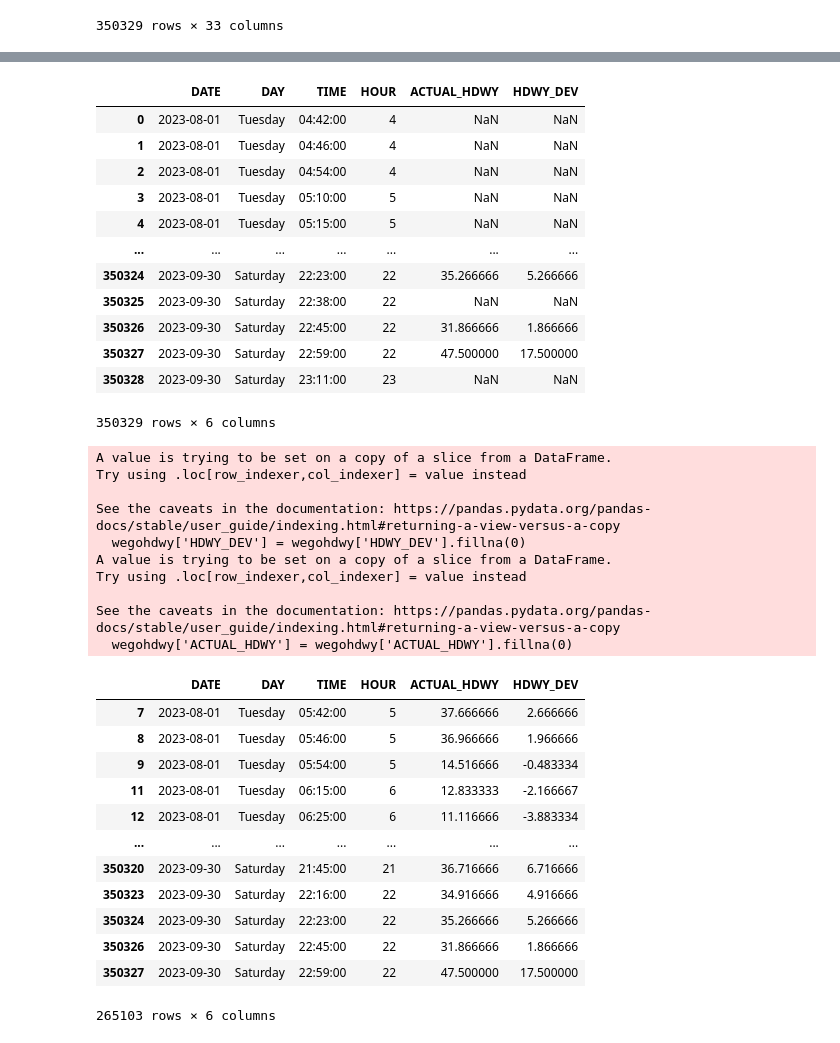
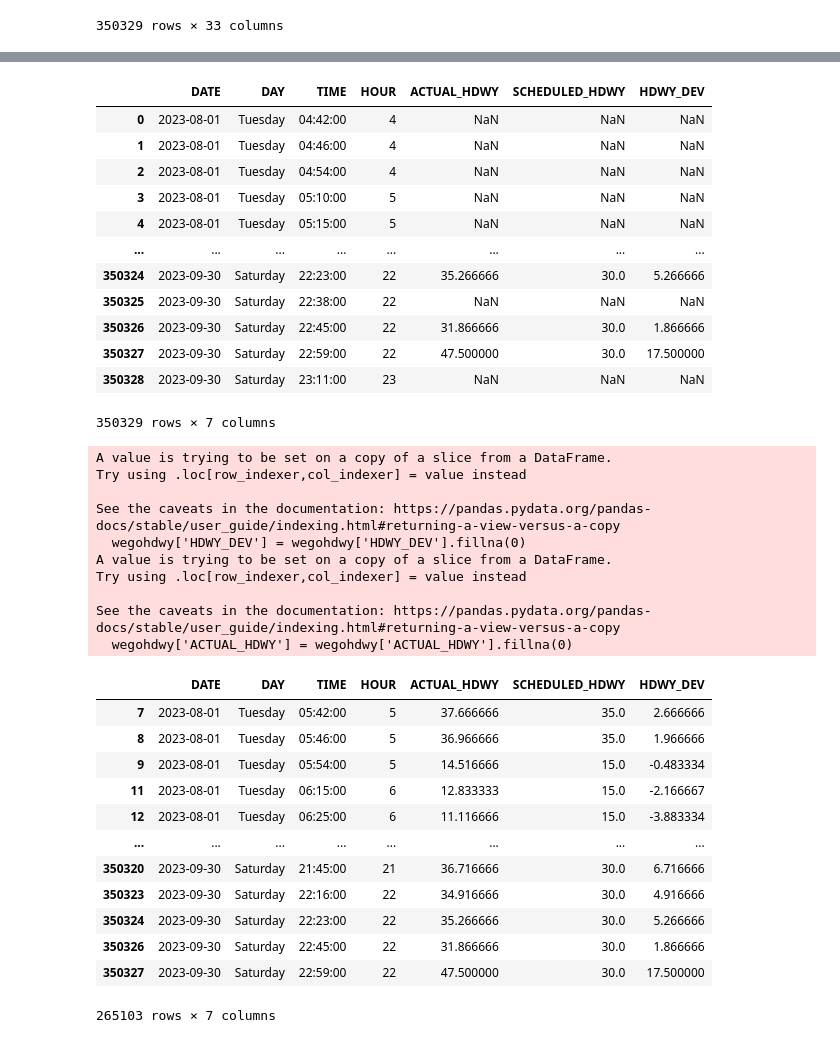
Before and after one commit to NSS-Data-Analytics-Cohort-12/wego-python-da12-pumpkin-py-latte, a Jupyter notebook: notebooks/WeGo_AimeeJohnson.ipynb, the cells around one changed output, grey strips where cells are left out. Drawn from its saved outputs; the diff is of its cells as text; code cells hidden in the pictures.

```diff
--- a/notebooks/WeGo_AimeeJohnson.ipynb
+++ b/notebooks/WeGo_AimeeJohnson.ipynb
@@ -496,22 +500,22 @@ Name: HDWY_DEV_PERC, Length: 350329, dtype: float64
 # %%
 wegohdwy = (
-    wego[['DATE','DAY', 'TIME', 'HOUR', 'ACTUAL_HDWY', 'HDWY_DEV']]
+    wego[['DATE','DAY', 'TIME', 'HOUR', 'ACTUAL_HDWY', 'SCHEDULED_HDWY', 'HDWY_DEV']]
 )
 wegohdwy
 # %% [output]
-|  | DATE | DAY | TIME | HOUR | ACTUAL_HDWY | HDWY_DEV |
-| 0 | 2023-08-01 | Tuesday | 04:42:00 | 4 | NaN | NaN |
-| 1 | 2023-08-01 | Tuesday | 04:46:00 | 4 | NaN | NaN |
-| 2 | 2023-08-01 | Tuesday | 04:54:00 | 4 | NaN | NaN |
-| 3 | 2023-08-01 | Tuesday | 05:10:00 | 5 | NaN | NaN |
-| 4 | 2023-08-01 | Tuesday | 05:15:00 | 5 | NaN | NaN |
-| ... | ... | ... | ... | ... | ... | ... |
-| 350324 | 2023-09-30 | Saturday | 22:23:00 | 22 | 35.266666 | 5.266666 |
-| 350325 | 2023-09-30 | Saturday | 22:38:00 | 22 | NaN | NaN |
-| 350326 | 2023-09-30 | Saturday | 22:45:00 | 22 | 31.866666 | 1.866666 |
-| 350327 | 2023-09-30 | Saturday | 22:59:00 | 22 | 47.500000 | 17.500000 |
-| 350328 | 2023-09-30 | Saturday | 23:11:00 | 23 | NaN | NaN |
+|  | DATE | DAY | TIME | HOUR | ACTUAL_HDWY | SCHEDULED_HDWY | HDWY_DEV |
+| 0 | 2023-08-01 | Tuesday | 04:42:00 | 4 | NaN | NaN | NaN |
+| 1 | 2023-08-01 | Tuesday | 04:46:00 | 4 | NaN | NaN | NaN |
+| 2 | 2023-08-01 | Tuesday | 04:54:00 | 4 | NaN | NaN | NaN |
+| 3 | 2023-08-01 | Tuesday | 05:10:00 | 5 | NaN | NaN | NaN |
+| 4 | 2023-08-01 | Tuesday | 05:15:00 | 5 | NaN | NaN | NaN |
+| ... | ... | ... | ... | ... | ... | ... | ... |
+| 350324 | 2023-09-30 | Saturday | 22:23:00 | 22 | 35.266666 | 30.0 | 5.266666 |
+| 350325 | 2023-09-30 | Saturday | 22:38:00 | 22 | NaN | NaN | NaN |
+| 350326 | 2023-09-30 | Saturday | 22:45:00 | 22 | 31.866666 | 30.0 | 1.866666 |
+| 350327 | 2023-09-30 | Saturday | 22:59:00 | 22 | 47.500000 | 30.0 | 17.500000 |
+| 350328 | 2023-09-30 | Saturday | 23:11:00 | 23 | NaN | NaN | NaN |
-350329 rows × 6 columns
+350329 rows × 7 columns
 # %%
 wegohdwy['HDWY_DEV'] = wegohdwy['HDWY_DEV'].fillna(0)
 wegohdwy = wegohdwy[wegohdwy['HDWY_DEV'] != 0]
@@ -530,16 +534,16 @@ Try using .loc[row_indexer,col_indexer] = value instead
 
 See the caveats in the documentation: https://pandas.pydata.org/pandas-docs/stable/user_guide/indexing.html#returning-a-view-versus-a-copy
   wegohdwy['ACTUAL_HDWY'] = wegohdwy['ACTUAL_HDWY'].fillna(0)
-|  | DATE | DAY | TIME | HOUR | ACTUAL_HDWY | HDWY_DEV |
-| 7 | 2023-08-01 | Tuesday | 05:42:00 | 5 | 37.666666 | 2.666666 |
-| 8 | 2023-08-01 | Tuesday | 05:46:00 | 5 | 36.966666 | 1.966666 |
-| 9 | 2023-08-01 | Tuesday | 05:54:00 | 5 | 14.516666 | -0.483334 |
-| 11 | 2023-08-01 | Tuesday | 06:15:00 | 6 | 12.833333 | -2.166667 |
-| 12 | 2023-08-01 | Tuesday | 06:25:00 | 6 | 11.116666 | -3.883334 |
-| ... | ... | ... | ... | ... | ... | ... |
-| 350320 | 2023-09-30 | Saturday | 21:45:00 | 21 | 36.716666 | 6.716666 |
-| 350323 | 2023-09-30 | Saturday | 22:16:00 | 22 | 34.916666 | 4.916666 |
-| 350324 | 2023-09-30 | Saturday | 22:23:00 | 22 | 35.266666 | 5.266666 |
-| 350326 | 2023-09-30 | Saturday | 22:45:00 | 22 | 31.866666 | 1.866666 |
-| 350327 | 2023-09-30 | Saturday | 22:59:00 | 22 | 47.500000 | 17.500000 |
+|  | DATE | DAY | TIME | HOUR | ACTUAL_HDWY | SCHEDULED_HDWY | HDWY_DEV |
+| 7 | 2023-08-01 | Tuesday | 05:42:00 | 5 | 37.666666 | 35.0 | 2.666666 |
+| 8 | 2023-08-01 | Tuesday | 05:46:00 | 5 | 36.966666 | 35.0 | 1.966666 |
+| 9 | 2023-08-01 | Tuesday | 05:54:00 | 5 | 14.516666 | 15.0 | -0.483334 |
+| 11 | 2023-08-01 | Tuesday | 06:15:00 | 6 | 12.833333 | 15.0 | -2.166667 |
+| 12 | 2023-08-01 | Tuesday | 06:25:00 | 6 | 11.116666 | 15.0 | -3.883334 |
+| ... | ... | ... | ... | ... | ... | ... | ... |
+| 350320 | 2023-09-30 | Saturday | 21:45:00 | 21 | 36.716666 | 30.0 | 6.716666 |
+| 350323 | 2023-09-30 | Saturday | 22:16:00 | 22 | 34.916666 | 30.0 | 4.916666 |
+| 350324 | 2023-09-30 | Saturday | 22:23:00 | 22 | 35.266666 | 30.0 | 5.266666 |
+| 350326 | 2023-09-30 | Saturday | 22:45:00 | 22 | 31.866666 | 30.0 | 1.866666 |
+| 350327 | 2023-09-30 | Saturday | 22:59:00 | 22 | 47.500000 | 30.0 | 17.500000 |
-265103 rows × 6 columns
+265103 rows × 7 columns
```
Also changed, not shown: parts of 12 cells of this notebook.
